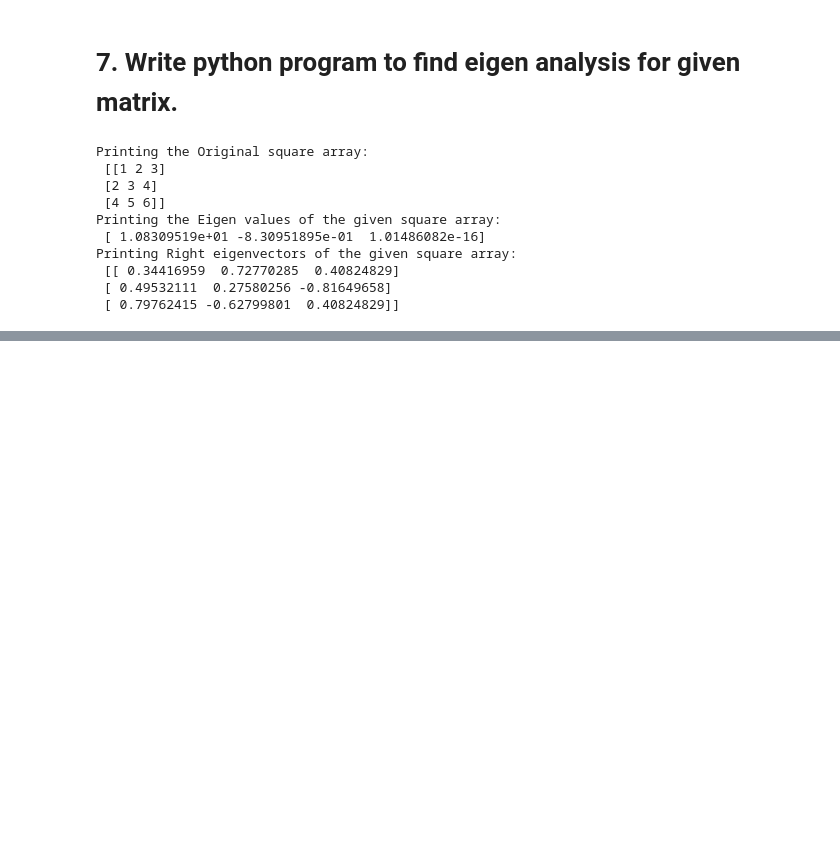
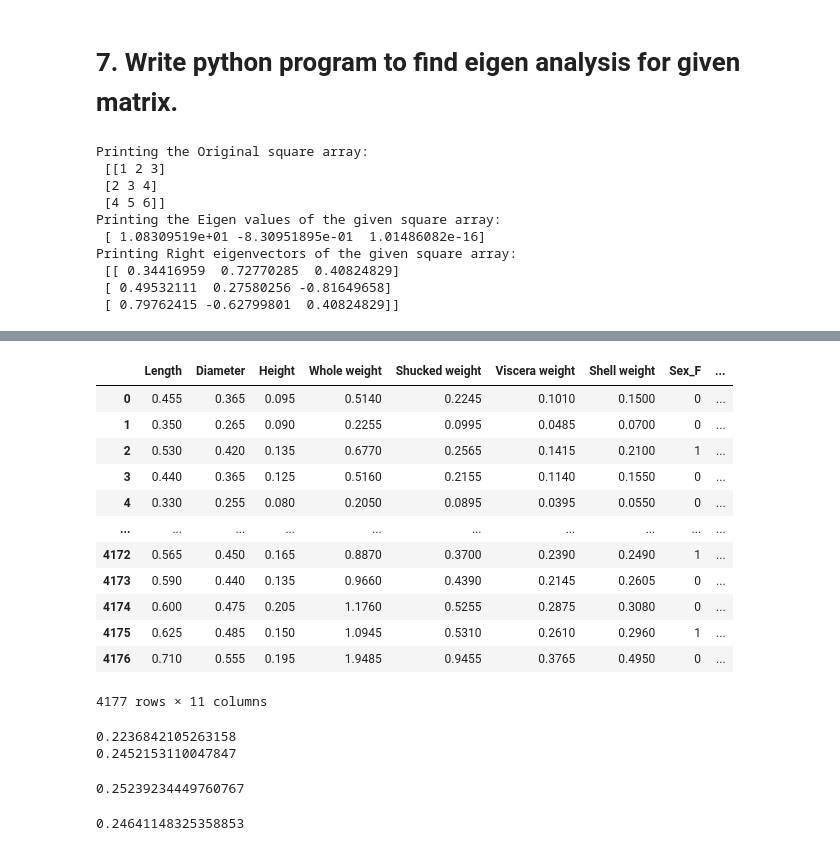
Before and after one commit to SriPallaviChintalapudi/ML-LAB, a Jupyter notebook: 19B01A1229.ipynb, the cells around one changed output, grey strips where cells are left out. Saved outputs shown, nothing was run; the diff lists cells and outputs as text; code cells hidden in the pictures; blank space fills up the shorter version.

```diff
--- a/19B01A1229.ipynb
+++ b/19B01A1229.ipynb
@@ -330,0 +417,22 @@ Printing Right eigenvectors of the given square array:
+# %%
+abalone = pd.get_dummies(abalone)
+y = abalone["Rings"]
+X = abalone.drop(columns="Rings")
+# %%
+abalone['age'] = abalone['Rings']+1.5
+abalone.drop('Rings', axis = 1, inplace = True)
+abalone
+# %% [output]
+|  | Length | Diameter | Height | Whole weight | Shucked weight | Viscera weight | Shell weight | Sex_F | ... |
+| 0 | 0.455 | 0.365 | 0.095 | 0.5140 | 0.2245 | 0.1010 | 0.1500 | 0 | ... |
+| 1 | 0.350 | 0.265 | 0.090 | 0.2255 | 0.0995 | 0.0485 | 0.0700 | 0 | ... |
+| 2 | 0.530 | 0.420 | 0.135 | 0.6770 | 0.2565 | 0.1415 | 0.2100 | 1 | ... |
+| 3 | 0.440 | 0.365 | 0.125 | 0.5160 | 0.2155 | 0.1140 | 0.1550 | 0 | ... |
+| 4 | 0.330 | 0.255 | 0.080 | 0.2050 | 0.0895 | 0.0395 | 0.0550 | 0 | ... |
+| ... | ... | ... | ... | ... | ... | ... | ... | ... | ... |
+| 4172 | 0.565 | 0.450 | 0.165 | 0.8870 | 0.3700 | 0.2390 | 0.2490 | 1 | ... |
+| 4173 | 0.590 | 0.440 | 0.135 | 0.9660 | 0.4390 | 0.2145 | 0.2605 | 0 | ... |
+| 4174 | 0.600 | 0.475 | 0.205 | 1.1760 | 0.5255 | 0.2875 | 0.3080 | 0 | ... |
+| 4175 | 0.625 | 0.485 | 0.150 | 1.0945 | 0.5310 | 0.2610 | 0.2960 | 1 | ... |
+| 4176 | 0.710 | 0.555 | 0.195 | 1.9485 | 0.9455 | 0.3765 | 0.4950 | 0 | ... |
+4177 rows × 11 columns
@@ -330,0 +442,35 @@ Printing Right eigenvectors of the given square array:
+# %%
+from sklearn.neighbors import KNeighborsClassifier
+# Initializing classifier and giving hyperparameter k=3
+knn = KNeighborsClassifier(n_neighbors=3)
+# training classifier
+knn.fit(X_train, y_train)
+# Evaluate the classifier
+print(knn.score(X_test, y_test))
+# Try changing hyperparameter
+knn = KNeighborsClassifier(n_neighbors=5)
+knn.fit(X_train, y_train)
+print(knn.score(X_test, y_test))
+# %% [output]
+0.2236842105263158
+0.2452153110047847
+# %%
+from sklearn.linear_model import LogisticRegression
+# Initializing classifier with one-v-rest approach. random_state is # to ensure same results in every execution.
+logr = LogisticRegression(multi_class = 'ovr', random_state=3)
+# training classifier
+logr.fit(X_train, y_train)
+# Evaluate the classifier
+print(logr.score(X_test, y_test))
+# %% [output]
+0.25239234449760767
+# %%
+from sklearn.tree import DecisionTreeClassifier
+# Initializing classifier. random_state is to ensure same results in every execution. max_depth is to specify number of splits
+dt = DecisionTreeClassifier(random_state=0, max_depth = 3)
+# training classifier
+dt.fit(X_train, y_train)
+# Evaluate the classifier
+print(dt.score(X_test, y_test))
+# %% [output]
+0.24641148325358853
```
Also changed, not shown: parts of 12 cells of this notebook.
